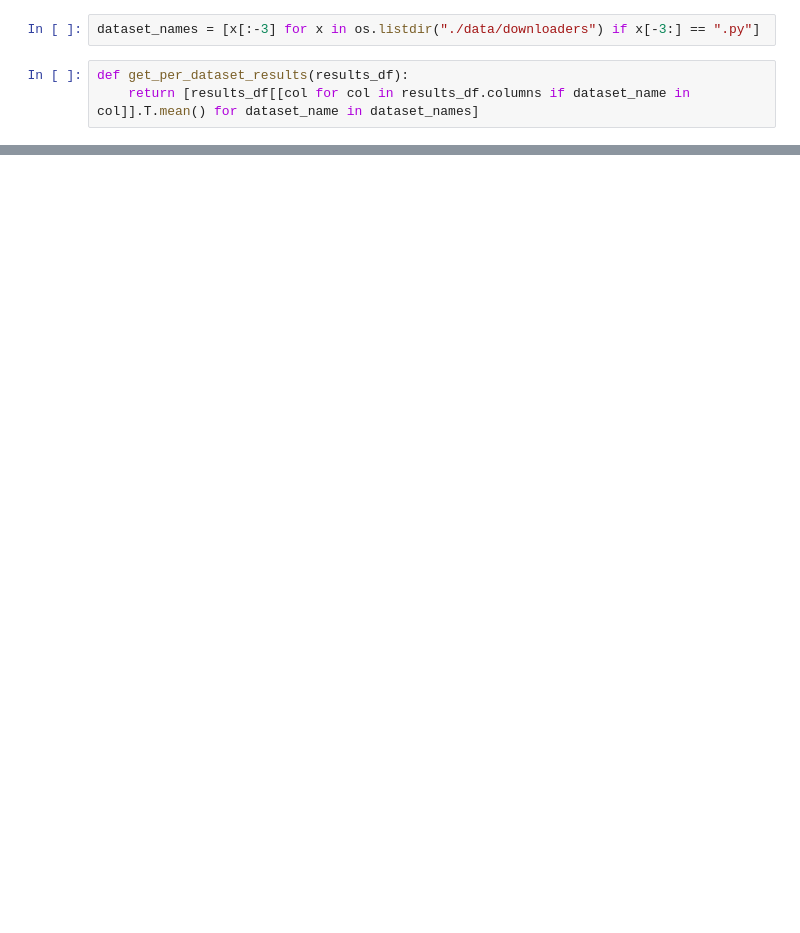
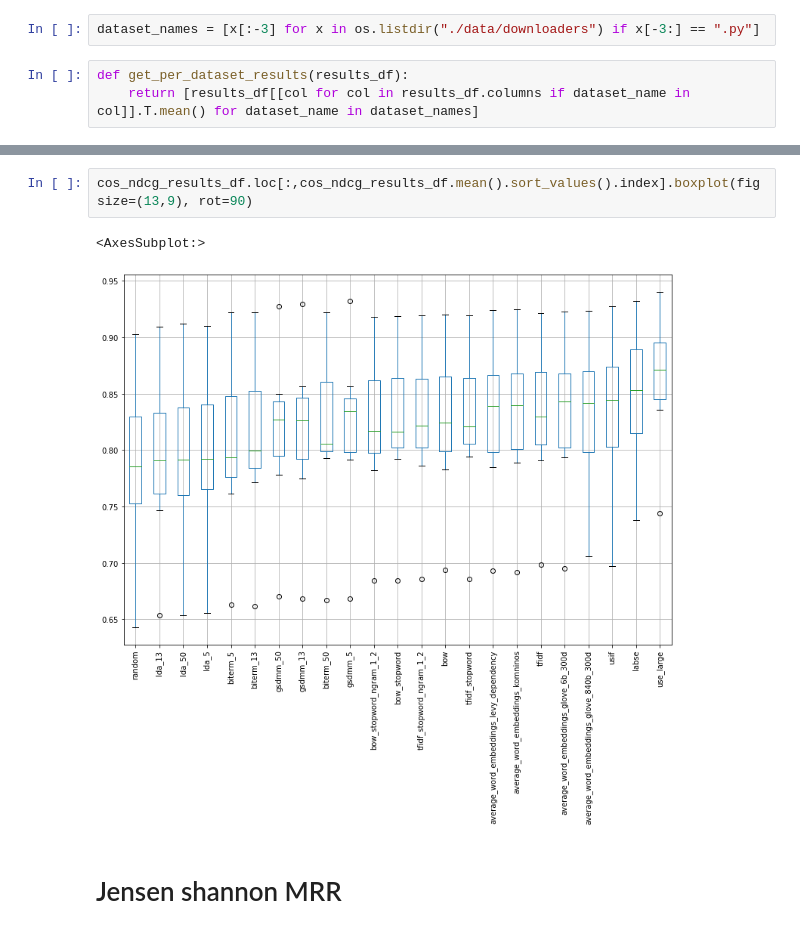
Before and after one commit to Peter-Devine/feedback_embedding_comparison, a Jupyter notebook: per_dataset_analysis.ipynb, the cells around one changed output, grey strips where cells are left out. Cells and saved outputs as stored; diff of their text form; blank space fills up the shorter version.

```diff
--- a/per_dataset_analysis.ipynb
+++ b/per_dataset_analysis.ipynb
@@ -94 +67,8 @@ dtype: float64
+# %%
+cos_ndcg_results_df.loc[:,cos_ndcg_results_df.mean().sort_values().index].boxplot(figsize=(13,9), rot=90)
+# %% [output]
+<AxesSubplot:>
+[figure, added]
+# %% [markdown]
+# Jensen shannon MRR
 # %%
```
Also changed, not shown: parts of 19 cells of this notebook.
